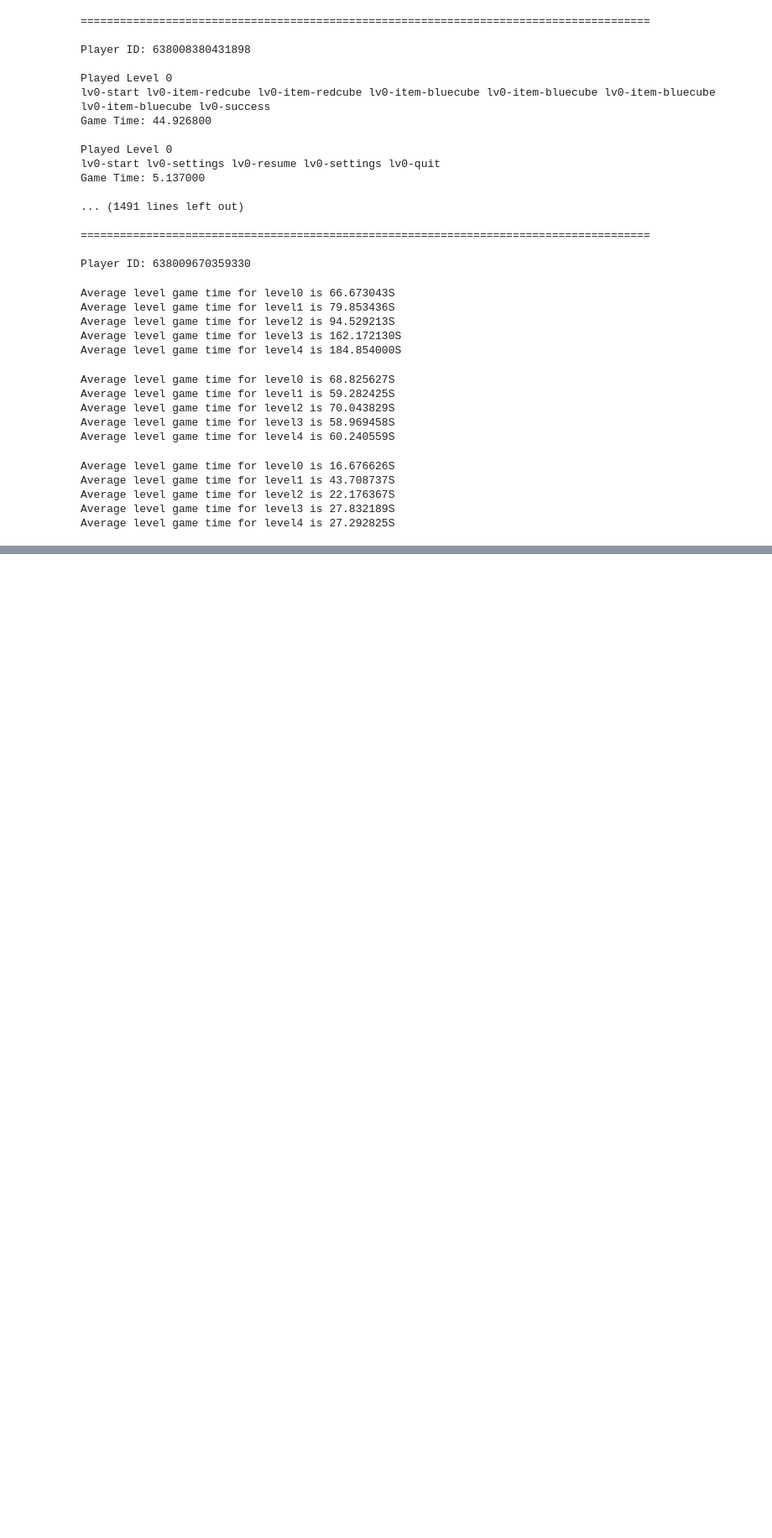
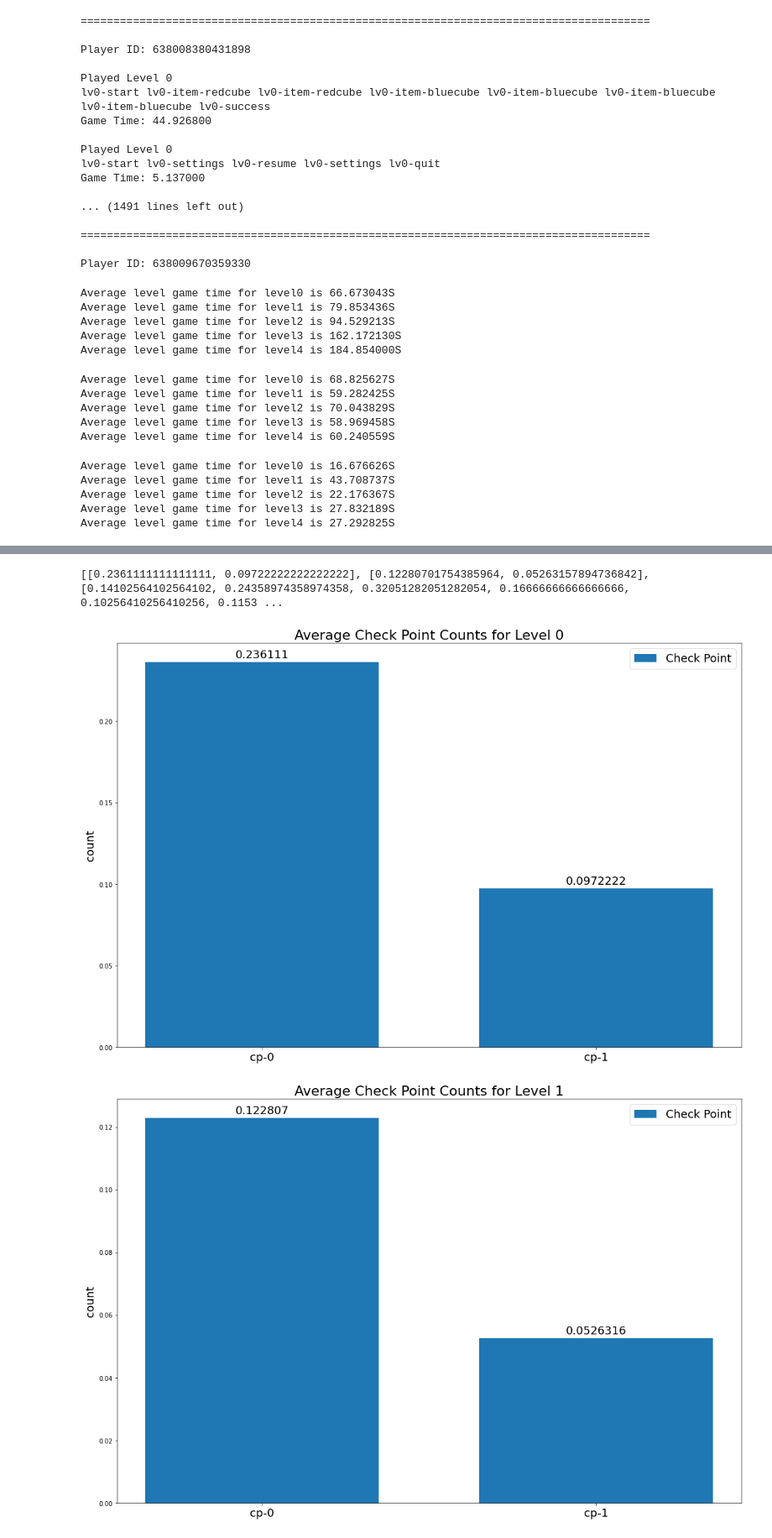
Before and after one commit to djt1998/ChestNut, a Jupyter notebook: Analysis/ChestNut_Data.ipynb, the cells around one changed output, grey strips where cells are left out. Shown at 84% size. Cells and saved outputs as stored; diff of their text form; code cells hidden in the pictures; blank space fills up the shorter version.

```diff
--- a/Analysis/ChestNut_Data.ipynb
+++ b/Analysis/ChestNut_Data.ipynb
@@ -276,0 +277,17 @@ for i in range(5):
+# %%
+avg_level_cp_stat = []
+for i in range(len(level_cp_stat)):
+    avg_count = []
+    for cp_count in level_cp_stat[i]:
+        avg_count.append(cp_count / statistics[i][0])
+    avg_level_cp_stat.append(avg_count)
+print(avg_level_cp_stat)
+# %% [output]
+[[0.2361111111111111, 0.09722222222222222], [0.12280701754385964, 0.05263157894736842], [0.14102564102564102, 0.24358974358974358, 0.32051282051282054, 0.16666666666666666, 0.10256410256410256, 0.1153 ...
+# %%
+for i in range(5):
+    game_stat_painter(['cp-'+str(i) for i in range(len(level_cp_stat[i]))], ['Check Point'],
+                      [[count] for count in avg_level_cp_stat[i]], 'Average Check Point Counts for Level ' + str(i), 'count')
+# %% [output]
+[figure, added]
+[figure, added]
```
Also changed, not shown: parts of 13 cells of this notebook, 1 other file.
